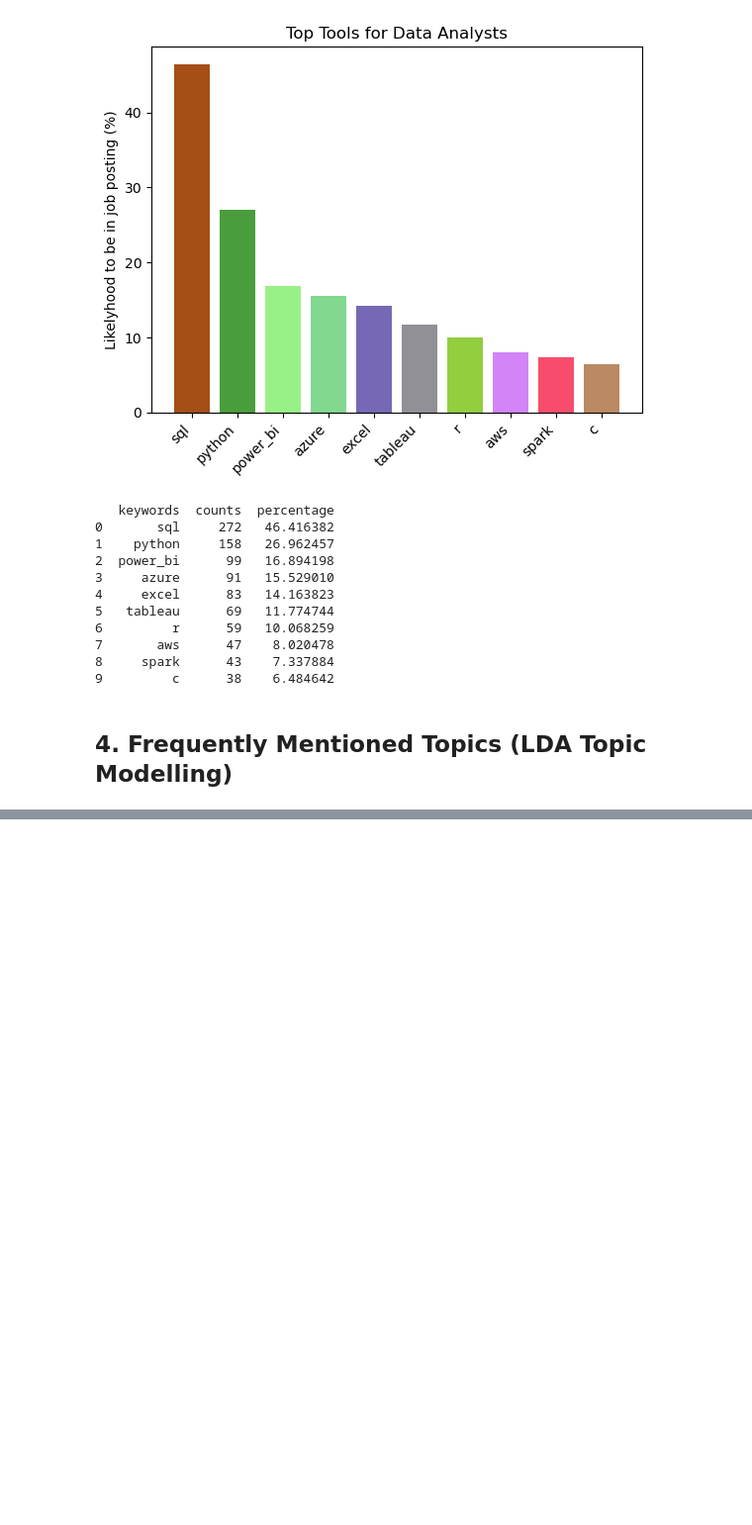
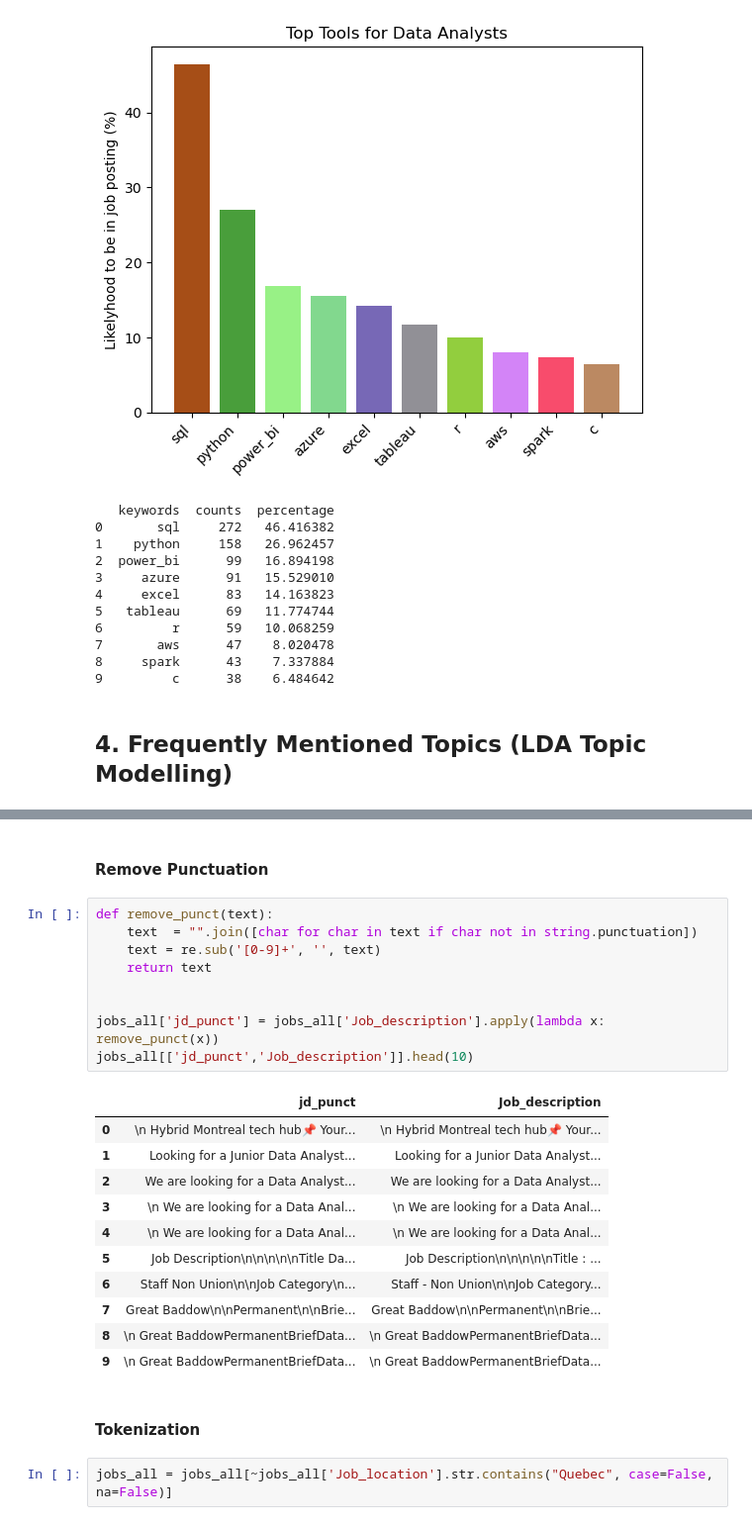
Before and after one commit to xuehaozhang/EntryLevelDA, a Jupyter notebook: EntryLevelDA.ipynb, the cells around one changed output, grey strips where cells are left out. Shown at 99% size. Drawn from its saved outputs; the diff is of its cells as text; blank space fills up the shorter version.

```diff
--- a/EntryLevelDA.ipynb
+++ b/EntryLevelDA.ipynb
@@ -183,0 +208,27 @@ filtered_keywords(jobs_all, keywords, title="Top Tools for Data Analysts")
+# %% [markdown]
+#### Remove Punctuation
+# %%
+def remove_punct(text):
+    text  = "".join([char for char in text if char not in string.punctuation])
+    text = re.sub('[0-9]+', '', text)
+    return text
+
+
+jobs_all['jd_punct'] = jobs_all['Job_description'].apply(lambda x: remove_punct(x))
+jobs_all[['jd_punct','Job_description']].head(10)
+# %% [output]
+|  | jd_punct | Job_description |
+| 0 | \n Hybrid Montreal tech hub📌 Your... | \n Hybrid Montreal tech hub📌 Your... |
+| 1 | Looking for a Junior Data Analyst... | Looking for a Junior Data Analyst... |
+| 2 | We are looking for a Data Analyst... | We are looking for a Data Analyst... |
+| 3 | \n We are looking for a Data Anal... | \n We are looking for a Data Anal... |
+| 4 | \n We are looking for a Data Anal... | \n We are looking for a Data Anal... |
+| 5 | Job Description\n\n\n\n\nTitle Da... | Job Description\n\n\n\n\nTitle : ... |
+| 6 | Staff Non Union\n\nJob Category\n... | Staff - Non Union\n\nJob Category... |
+| 7 | Great Baddow\n\nPermanent\n\nBrie... | Great Baddow\n\nPermanent\n\nBrie... |
+| 8 | \n Great BaddowPermanentBriefData... | \n Great BaddowPermanentBriefData... |
+| 9 | \n Great BaddowPermanentBriefData... | \n Great BaddowPermanentBriefData... |
+# %% [markdown]
+#### Tokenization
+# %%
+jobs_all = jobs_all[~jobs_all['Job_location'].str.contains("Quebec", case=False, na=False)]
```
Also changed, not shown: parts of 18 cells of this notebook.
